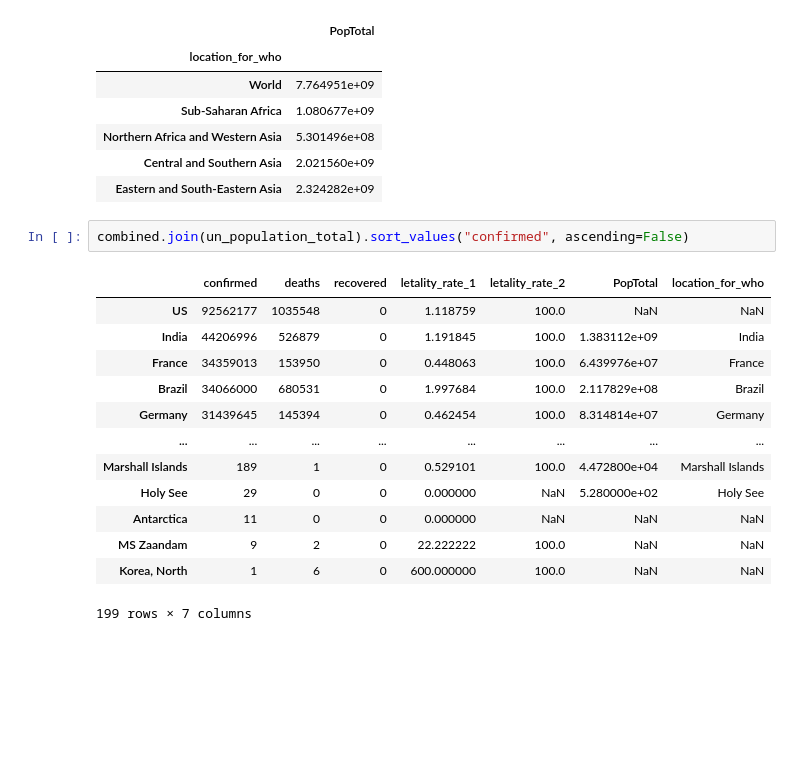
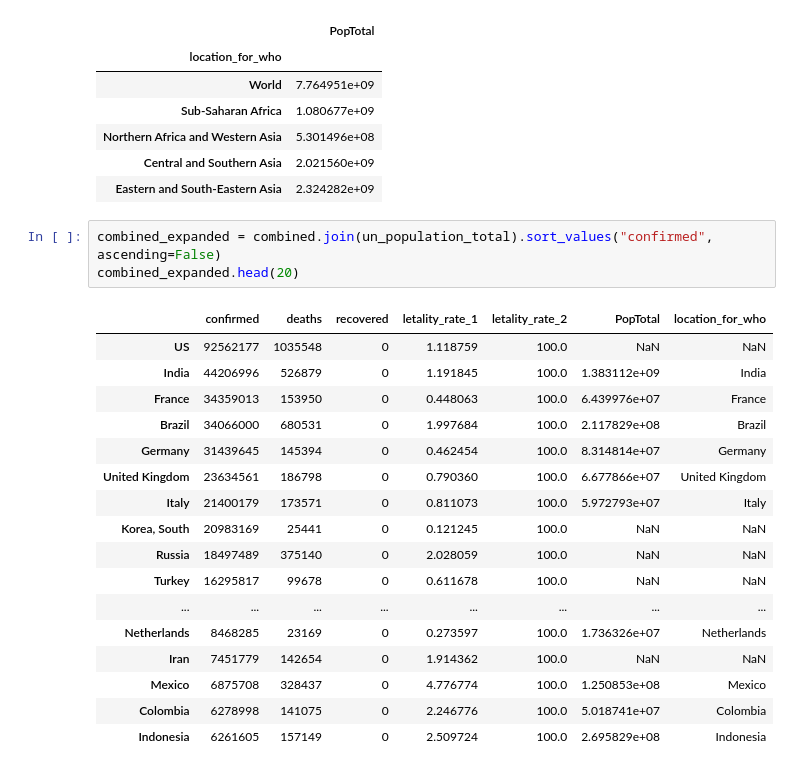
Before and after one commit to cglima/data-science-visualizacao-de-dados-para-saude-e-medicina, a Jupyter notebook: curso data science e saude-segunda-parte.ipynb, the cells around one changed output. Saved outputs shown, nothing was run; the diff lists cells and outputs as text; blank space fills up the shorter version.

```diff
--- a/curso data science e saude-segunda-parte.ipynb
+++ b/curso data science e saude-segunda-parte.ipynb
@@ -979,18 +979,23 @@ un_population_total.head()
 | Central and Southern Asia | 2.021560e+09 |
 | Eastern and South-Eastern Asia | 2.324282e+09 |
 # %%
-combined.join(un_population_total).sort_values("confirmed", ascending=False)
+combined_expanded = combined.join(un_population_total).sort_values("confirmed", ascending=False)
+combined_expanded.head(20)
 # %% [output]
 |  | confirmed | deaths | recovered | letality_rate_1 | letality_rate_2 | PopTotal | location_for_who |
 | US | 92562177 | 1035548 | 0 | 1.118759 | 100.0 | NaN | NaN |
 | India | 44206996 | 526879 | 0 | 1.191845 | 100.0 | 1.383112e+09 | India |
 | France | 34359013 | 153950 | 0 | 0.448063 | 100.0 | 6.439976e+07 | France |
 | Brazil | 34066000 | 680531 | 0 | 1.997684 | 100.0 | 2.117829e+08 | Brazil |
 | Germany | 31439645 | 145394 | 0 | 0.462454 | 100.0 | 8.314814e+07 | Germany |
+| United Kingdom | 23634561 | 186798 | 0 | 0.790360 | 100.0 | 6.677866e+07 | United Kingdom |
+| Italy | 21400179 | 173571 | 0 | 0.811073 | 100.0 | 5.972793e+07 | Italy |
+| Korea, South | 20983169 | 25441 | 0 | 0.121245 | 100.0 | NaN | NaN |
+| Russia | 18497489 | 375140 | 0 | 2.028059 | 100.0 | NaN | NaN |
+| Turkey | 16295817 | 99678 | 0 | 0.611678 | 100.0 | NaN | NaN |
 | ... | ... | ... | ... | ... | ... | ... | ... |
-| Marshall Islands | 189 | 1 | 0 | 0.529101 | 100.0 | 4.472800e+04 | Marshall Islands |
-| Holy See | 29 | 0 | 0 | 0.000000 | NaN | 5.280000e+02 | Holy See |
-| Antarctica | 11 | 0 | 0 | 0.000000 | NaN | NaN | NaN |
-| MS Zaandam | 9 | 2 | 0 | 22.222222 | 100.0 | NaN | NaN |
-| Korea, North | 1 | 6 | 0 | 600.000000 | 100.0 | NaN | NaN |
+| Netherlands | 8468285 | 23169 | 0 | 0.273597 | 100.0 | 1.736326e+07 | Netherlands |
+| Iran | 7451779 | 142654 | 0 | 1.914362 | 100.0 | NaN | NaN |
+| Mexico | 6875708 | 328437 | 0 | 4.776774 | 100.0 | 1.250853e+08 | Mexico |
+| Colombia | 6278998 | 141075 | 0 | 2.246776 | 100.0 | 5.018741e+07 | Colombia |
+| Indonesia | 6261605 | 157149 | 0 | 2.509724 | 100.0 | 2.695829e+08 | Indonesia |
-199 rows × 7 columns
```
Also changed, not shown: parts of 4 cells of this notebook.
